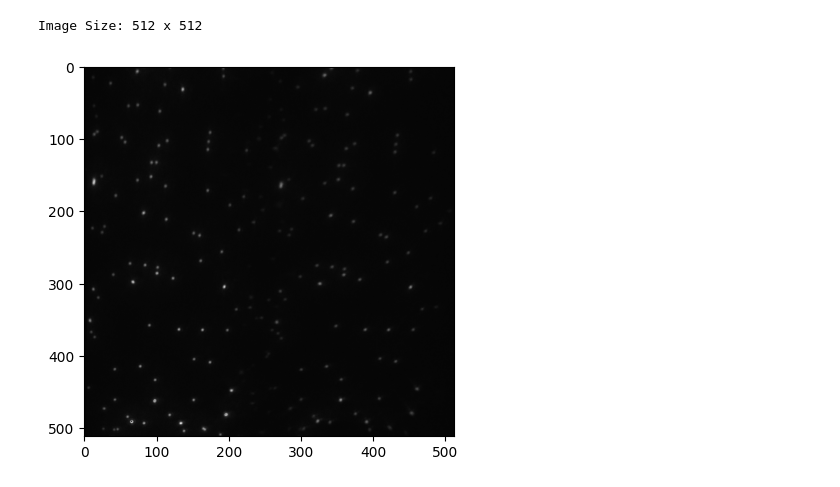
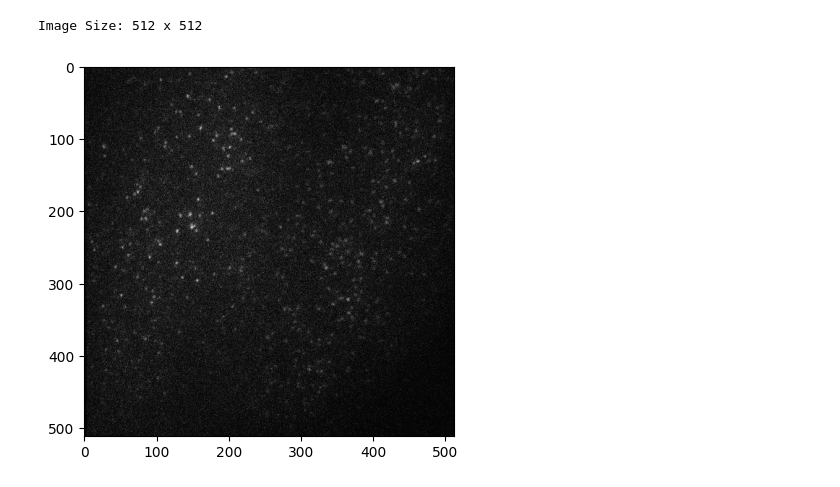
Before and after one commit to ljhason/smImaging-Exploration, a Jupyter notebook: pma_open.ipynb, the cells around one changed output. Saved outputs shown, nothing was run; the diff lists cells and outputs as text; code cells hidden in the pictures.

```diff
--- a/pma_open.ipynb
+++ b/pma_open.ipynb
@@ -11,13 +11,6 @@ with open('hel1.pma', 'rb') as file:
     data = file.read()
 # %%
 def read_pma_f0(file_path):
-    """
-    Reads a .pma file and extracts multiple binary 512x512 sub-images in left-to-right order.
-    Args:
-        file_path (str): Path to the .pma file.
-    Returns:
-        list of numpy arrays: List of 512x512 binary arrays.
-    """
     try:
         with open(file_path, "rb") as f:
             #Assign X_pixels and Y_pixels as the first two 16-bit integers in the file
@@ -27,14 +20,14 @@ def read_pma_f0(file_path):
 
             #Calc number of frames
             f.seek(0, 2) #sets pointer to end of file .seek(offset, from_what)
-            filesize = f.tell() #returns current (end) position of file pointer
+            filesize = f.tell() #returns current (end) position of pointer
             Nframes = (filesize - 4) // (X_pixels * Y_pixels)  #Assuming 4-byte header
             f.seek(0, 4) #Reset file pointer to immediately after 4 byte header
 
             #Read the binary image data
-            frame_data = f.read(X_pixels * Y_pixels)
+            frame_data0 = f.read(X_pixels * Y_pixels)
             #Convert the frame data into a 2D numpy array of size (Y_pixels, X_pixels)
-            image_data = np.frombuffer(frame_data, dtype=np.uint8).reshape((Y_pixels, X_pixels))
+            image_data = np.frombuffer(frame_data0, dtype=np.uint8).reshape((Y_pixels, X_pixels))
 
             return image_data
 
@@ -42,9 +35,9 @@ def read_pma_f0(file_path):
         print(f"Error reading .pma file: {e}")
         return None
 # %%
-image_data = read_pma_f0("hel1.pma")
+image_data = read_pma_f0("hel12.pma")
 plt.imshow(image_data, cmap='gray')
 plt.show()
 # %% [output]
 Image Size: 512 x 512
-[figure, old version]
+[figure, new version]
```
Also changed, not shown: parts of 3 cells of this notebook.
